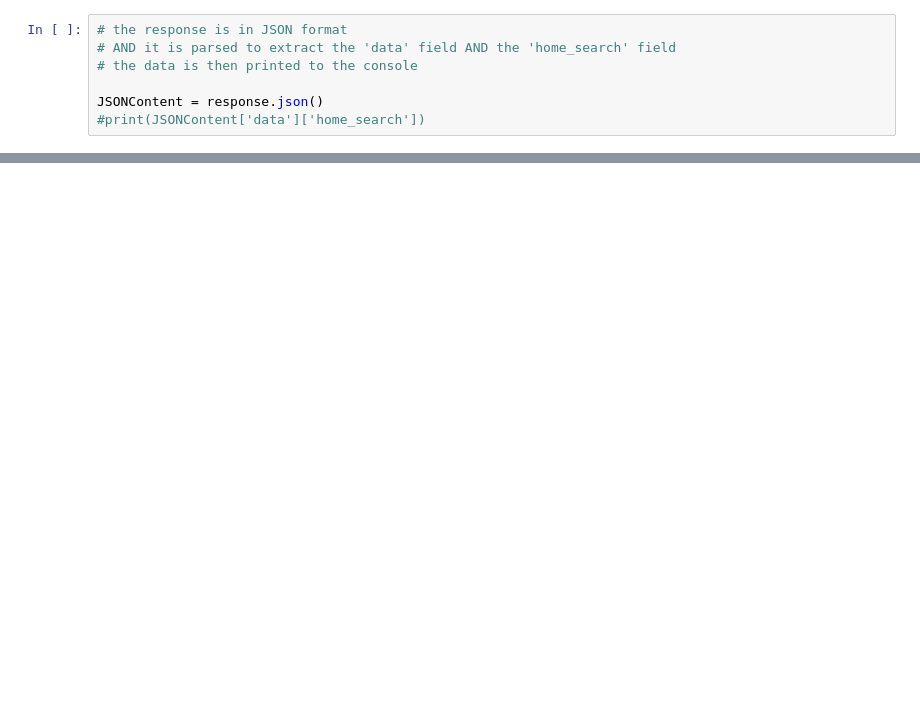
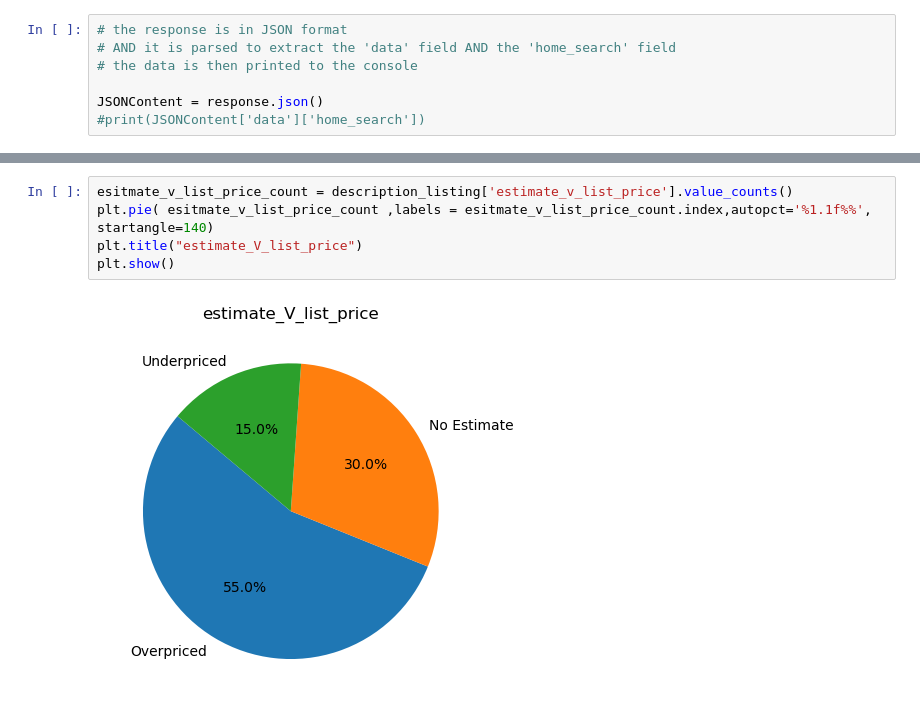
Before and after one commit to Hbravence/Realtors_api_anaylsis, a Jupyter notebook: Realtor_Data_Scrape.ipynb, the cells around one changed output, grey strips where cells are left out. Drawn from its saved outputs; the diff is of its cells as text; blank space fills up the shorter version.

```diff
--- a/Realtor_Data_Scrape.ipynb
+++ b/Realtor_Data_Scrape.ipynb
@@ -155,0 +160,7 @@ plot_scatter(description_listing['sqft'], description_listing['list_price'], 'Sq
+# %%
+esitmate_v_list_price_count = description_listing['estimate_v_list_price'].value_counts()
+plt.pie( esitmate_v_list_price_count ,labels = esitmate_v_list_price_count.index,autopct='%1.1f%%', startangle=140)
+plt.title("estimate_V_list_price")
+plt.show()
+# %% [output]
+[figure, added]
```
Also changed, not shown: parts of 13 cells of this notebook.
